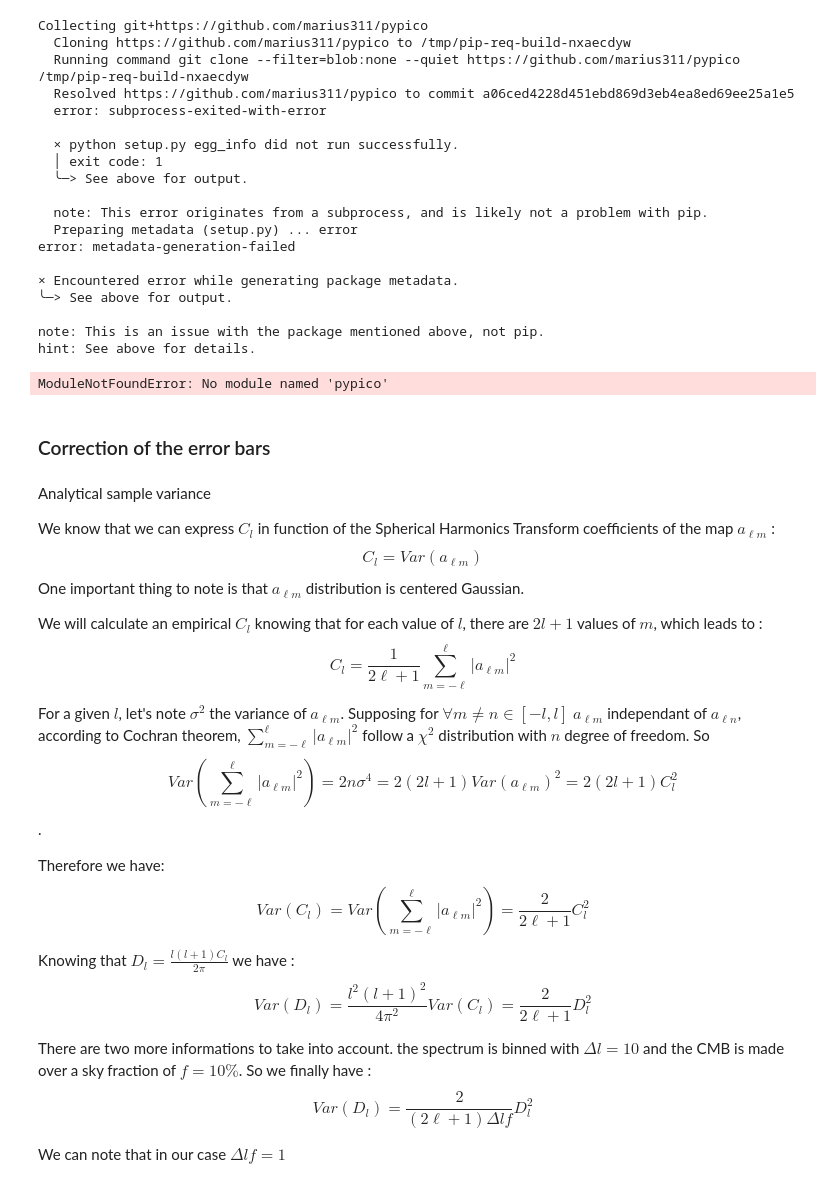
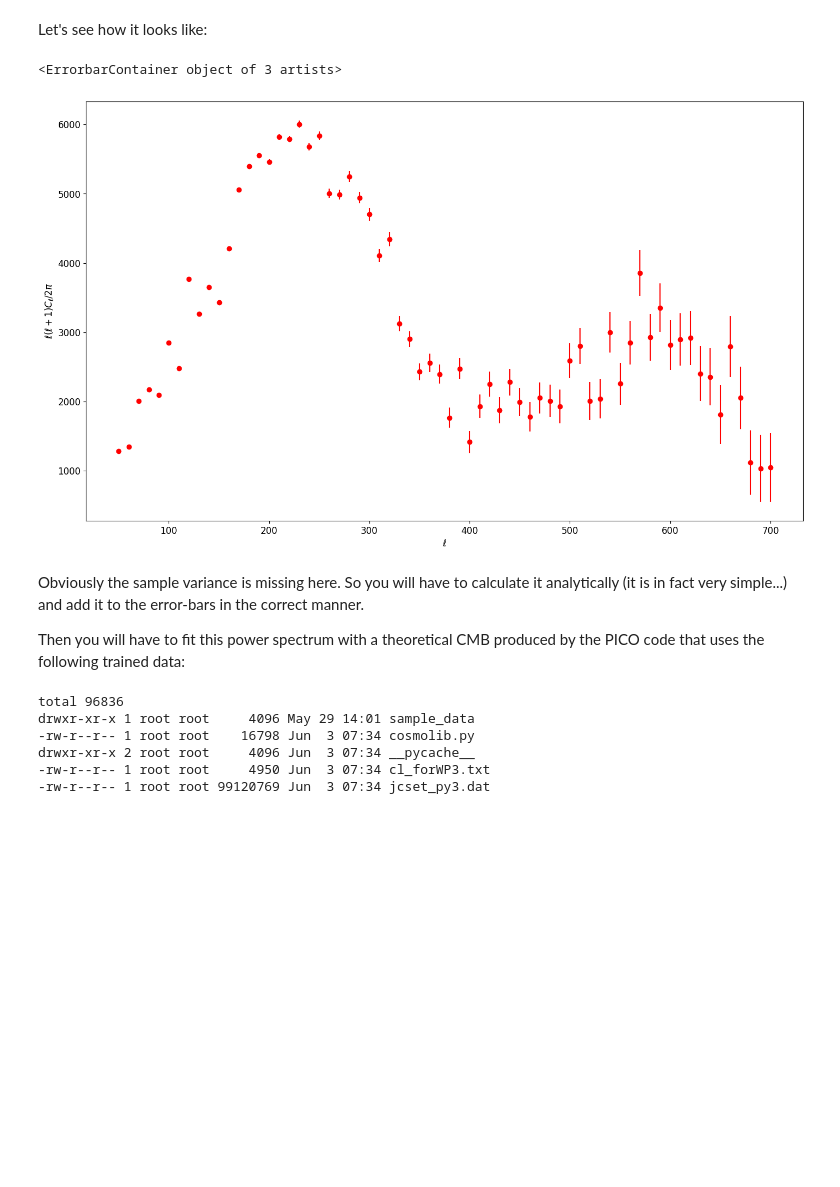
Before and after one commit to TristanLoub/EICosmo, a Jupyter notebook: EI Cosmo.ipynb, the cells around one changed output. Drawn from its saved outputs; the diff is of its cells as text; code cells hidden in the pictures; blank space fills up the shorter version.

```diff
--- a/EI Cosmo.ipynb
+++ b/EI Cosmo.ipynb
@@ -57,55 +131,31 @@ MessageError: Error: credential propagation was unsuccessful
+# %%
+!rm -rf cl_forWP3.txt
+download = drive.CreateFile({'id': '1-3QIucDVTUjPhc2hCY5aXqsa-b0jGQNI'})
+download.GetContentFile('cl_forWP3.txt')
+
+ellvalues, dlexp, dlnoise = np.loadtxt('cl_forWP3.txt').T
+#var =
+# %% [markdown]
+Let's see how it looks like:
+# %%
+xlabel('$\ell$')
+ylabel('$\ell(\ell+1)C_\ell / 2\pi$')
+errorbar(ellvalues, dlexp, yerr=dlnoise, fmt='ro')  #Il faut ajouter la variance ?
+# %% [output]
+<ErrorbarContainer object of 3 artists>
+[figure, added]
+# %% [markdown]
+Obviously the sample variance is missing here. So you will have to calculate it analytically (it is in fact very simple...) and add it to the error-bars in the correct manner.
+
+Then you will have to fit this power spectrum with a theoretical CMB produced by the PICO code that uses the following trained data:
 # %%
-!pip install git+https://github.com/marius311/pypico
-import pypico
-
 download = drive.CreateFile({'id': '17DWeh3xPec2iOXrQxNN2aKNr0uxuoahb'})
 download.GetContentFile('jcset_py3.dat')
 !ls -lrt
-
-pico = pypico.load_pico("jcset_py3.dat")
 # %% [output]
-Collecting git+https://github.com/marius311/pypico
-  Cloning https://github.com/marius311/pypico to /tmp/pip-req-build-nxaecdyw
-  Running command git clone --filter=blob:none --quiet https://github.com/marius311/pypico /tmp/pip-req-build-nxaecdyw
-  Resolved https://github.com/marius311/pypico to commit a06ced4228d451ebd869d3eb4ea8ed69ee25a1e5
-  error: subprocess-exited-with-error
-
-  × python setup.py egg_info did not run successfully.
-  │ exit code: 1
-  ╰─> See above for output.
-
-  note: This error originates from a subprocess, and is likely not a problem with pip.
-  Preparing metadata (setup.py) ... error
-error: metadata-generation-failed
-
-× Encountered error while generating package metadata.
-╰─> See above for output.
-
-note: This is an issue with the package mentioned above, not pip.
-hint: See above for details.
+total 96836
+drwxr-xr-x 1 root root     4096 May 29 14:01 sample_data
+-rw-r--r-- 1 root root    16798 Jun  3 07:34 cosmolib.py
+drwxr-xr-x 2 root root     4096 Jun  3 07:34 __pycache__
+-rw-r--r-- 1 root root     4950 Jun  3 07:34 cl_forWP3.txt
+-rw-r--r-- 1 root root 99120769 Jun  3 07:34 jcset_py3.dat
-ModuleNotFoundError: No module named 'pypico'
-# %% [markdown]
-### Correction of the error bars
-# %% [markdown]
-Analytical sample variance
-
-We know that we can express $C_l$ in function of the Spherical Harmonics Transform coefficients of the map $a_{\ell m}$ :
-$$C_l = Var(a_{\ell m})$$
-One important thing to note is that $a_{\ell m}$ distribution is centered Gaussian.
-
-We will calculate an empirical $C_l$ knowing that for each value of $l$, there are $2l+1$ values of $m$, which leads to :
-$$C_l = \frac{1}{2\ell+1} \sum_{m=-\ell}^{\ell} \left| a_{\ell m}\right|^2$$
-
-For a given $l$, let's note $\sigma^2$ the variance of $a_{\ell m}$. Supposing for $\forall m \ne n \in [-l, l]$   $a_{\ell m}$ independant of $a_{\ell n}  $, according to Cochran theorem, $ \sum_{m=-\ell}^{\ell} \left| a_{\ell m}\right|^2$ follow a $\chi^2$ distribution with $n$ degree of freedom. So $$Var \left( \sum_{m=-\ell}^{\ell} \left| a_{\ell m}\right|^2 \right) = 2n \sigma^4 = 2(2l+1) Var(a_{\ell m})^2 = 2(2l+1) C_l^2$$.
-
-Therefore we have:
-$$Var(C_l) =  Var \left( \sum_{m=-\ell}^{\ell} \left| a_{\ell m}\right|^2 \right) = \frac{2}{2\ell+1} C_l^2 $$
-
-Knowing that $D_l = \frac{l(l+1) C_l}{2 \pi}$ we have :
-$$Var(D_l) =  \frac{l^2(l+1)^2}{4 \pi^2} Var(C_l) = \frac{2}{2\ell+1} D_l^2 $$
-
-There are two more informations to take into account.
-the spectrum is binned with $\Delta l=10$ and the CMB is made over a sky fraction of $f = 10\%$. So we finally have   :
-$$Var(D_l) = \frac{2}{(2\ell+1) \Delta l f} D_l^2 $$
-
-We can note that in our case $\Delta l f = 1$
```
Also changed, not shown: parts of 38 cells of this notebook.
